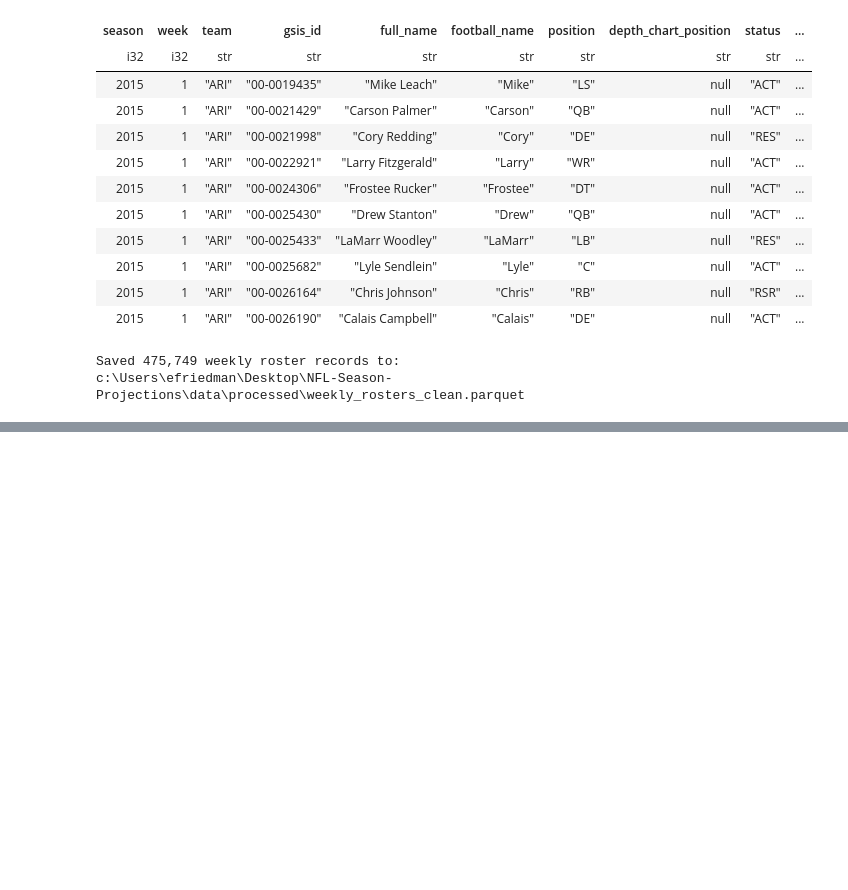
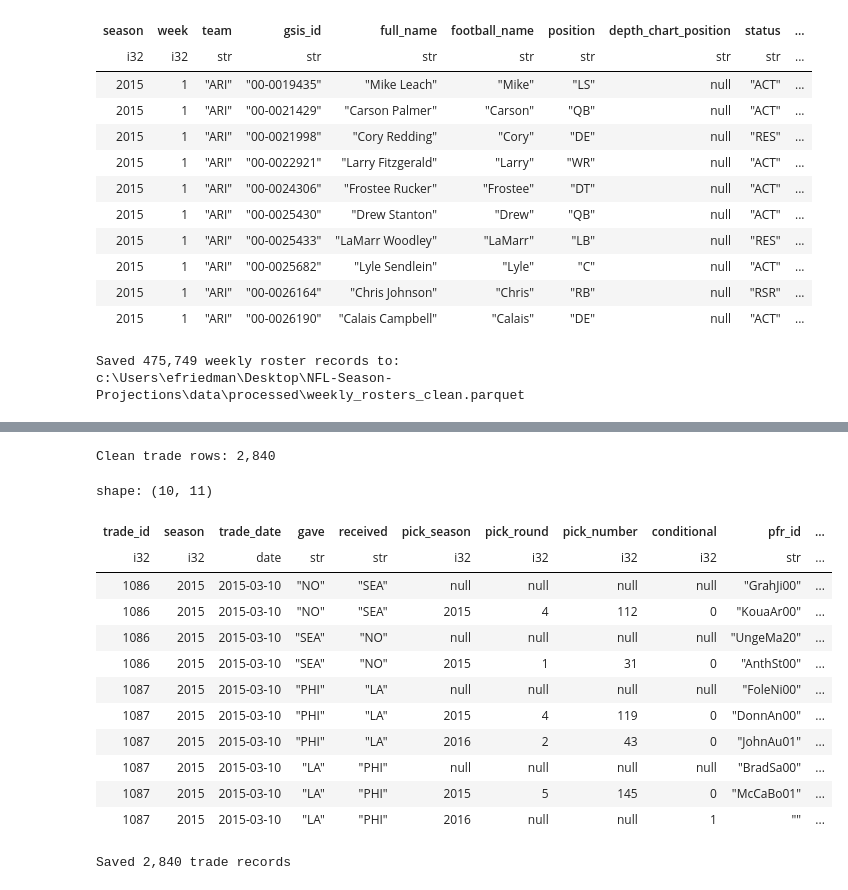
Before and after one commit to ethanfr10/NFL-Season-Projections, a Jupyter notebook: notebooks/02_Data_Cleaning.ipynb, the cells around one changed output, grey strips where cells are left out. Cells and saved outputs as stored; diff of their text form; code cells hidden in the pictures; blank space fills up the shorter version.

```diff
--- a/notebooks/02_Data_Cleaning.ipynb
+++ b/notebooks/02_Data_Cleaning.ipynb
@@ -1575,0 +1802,49 @@ c:\Users\efriedman\Desktop\NFL-Season-Projections\data\processed\weekly_rosters_
+# %%
+trades_clean = (
+    trades
+    .filter(pl.col("season").is_between(2015, 2026))
+    .select([
+        "trade_id",
+        "season",
+        "trade_date",
+        "gave",
+        "received",
+        "pick_season",
+        "pick_round",
+        "pick_number",
+        "conditional",
+        "pfr_id",
+        "pfr_name"
+    ])
+    .sort([
+        "trade_date",
+        "trade_id"
+    ])
+)
+
+print(f"Clean trade rows: {trades_clean.height:,}")
+
+trades_clean.head(10)
+# %% [output]
+Clean trade rows: 2,840
+shape: (10, 11)
+| trade_id | season | trade_date | gave | received | pick_season | pick_round | pick_number | conditional | pfr_id | ... |
+| i32 | i32 | date | str | str | i32 | i32 | i32 | i32 | str | ... |
+| 1086 | 2015 | 2015-03-10 | "NO" | "SEA" | null | null | null | null | "GrahJi00" | ... |
+| 1086 | 2015 | 2015-03-10 | "NO" | "SEA" | 2015 | 4 | 112 | 0 | "KouaAr00" | ... |
+| 1086 | 2015 | 2015-03-10 | "SEA" | "NO" | null | null | null | null | "UngeMa20" | ... |
+| 1086 | 2015 | 2015-03-10 | "SEA" | "NO" | 2015 | 1 | 31 | 0 | "AnthSt00" | ... |
+| 1087 | 2015 | 2015-03-10 | "PHI" | "LA" | null | null | null | null | "FoleNi00" | ... |
+| 1087 | 2015 | 2015-03-10 | "PHI" | "LA" | 2015 | 4 | 119 | 0 | "DonnAn00" | ... |
+| 1087 | 2015 | 2015-03-10 | "PHI" | "LA" | 2016 | 2 | 43 | 0 | "JohnAu01" | ... |
+| 1087 | 2015 | 2015-03-10 | "LA" | "PHI" | null | null | null | null | "BradSa00" | ... |
+| 1087 | 2015 | 2015-03-10 | "LA" | "PHI" | 2015 | 5 | 145 | 0 | "McCaBo01" | ... |
+| 1087 | 2015 | 2015-03-10 | "LA" | "PHI" | 2016 | null | null | 1 | "" | ... |
+# %%
+trades_output = PROCESSED_DIR / "trades_clean.parquet"
+
+trades_clean.write_parquet(trades_output)
+
+print(f"Saved {trades_clean.height:,} trade records")
+# %% [output]
+Saved 2,840 trade records
```
Also changed, not shown: parts of 16 cells of this notebook.
